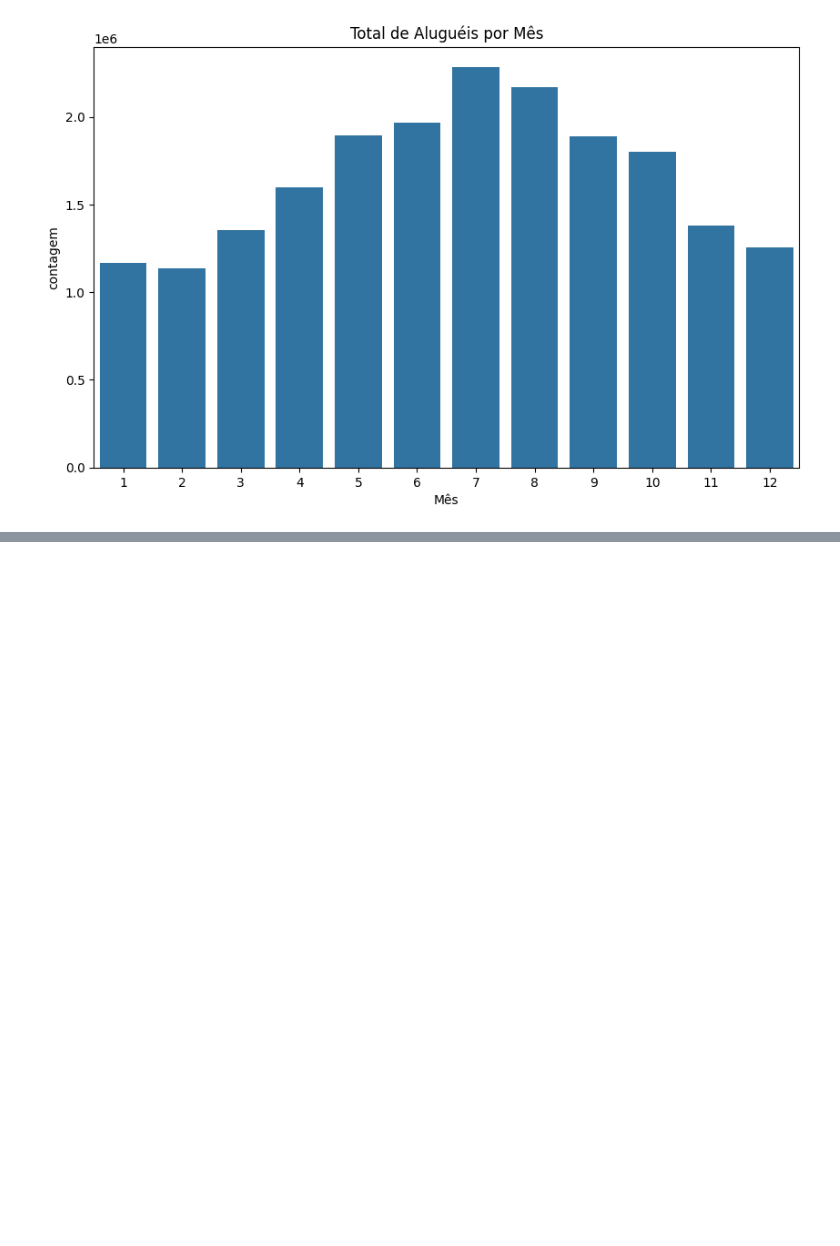
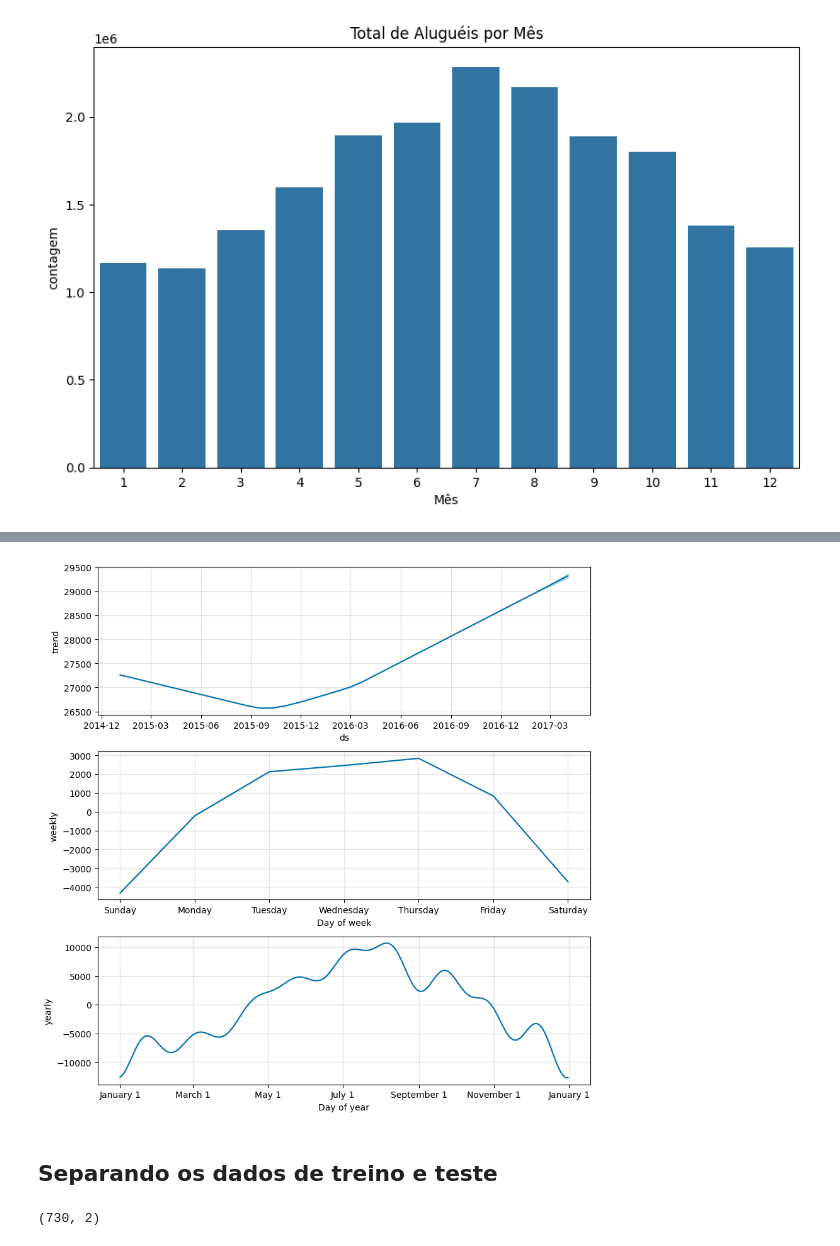
Before and after one commit to lemaldonadogm/Courses, a Jupyter notebook: Séries Temporais/Aula 1 - Analisando e Prevendo Séries Temporais.ipynb, the cells around one changed output, grey strips where cells are left out. Drawn from its saved outputs; the diff is of its cells as text; code cells hidden in the pictures; blank space fills up the shorter version.

```diff
--- a/Séries Temporais/Aula 1 - Analisando e Prevendo Séries Temporais.ipynb
+++ b/Séries Temporais/Aula 1 - Analisando e Prevendo Séries Temporais.ipynb
@@ -450,0 +556,14 @@ Text(0.5, 0, 'Mês')
+# %%
+# Para entender mais como essa previsão foi criada, o Prophet usa uma abordagem de decomposição aditiva, onde a série temporal é decomposta em três componentes principais: tendência, sazonalidade e resíduos.
+fig2 = modelo.plot_components(previsao)
+
+# Percebe-se que ele indica o que já havíamos percebido: finais de semana tem uma contagem menor, e a estação do ano também influencia, com o verão tendo mais aluguéis do que o inverno.
+# %% [output]
+[figure, added]
+# %% [markdown]
+## Separando os dados de treino e teste
+# %%
+# Normalmente separam 20 a 30% do dados para treino e o restante para teste.
+df_prophet.shape
+# %% [output]
+(730, 2)
```
Also changed, not shown: parts of 38 cells of this notebook.
